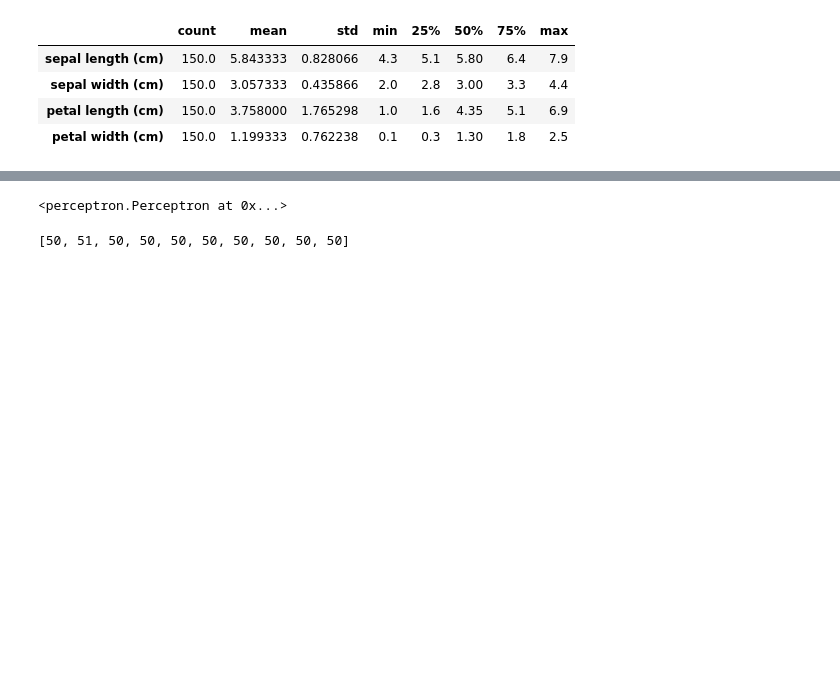
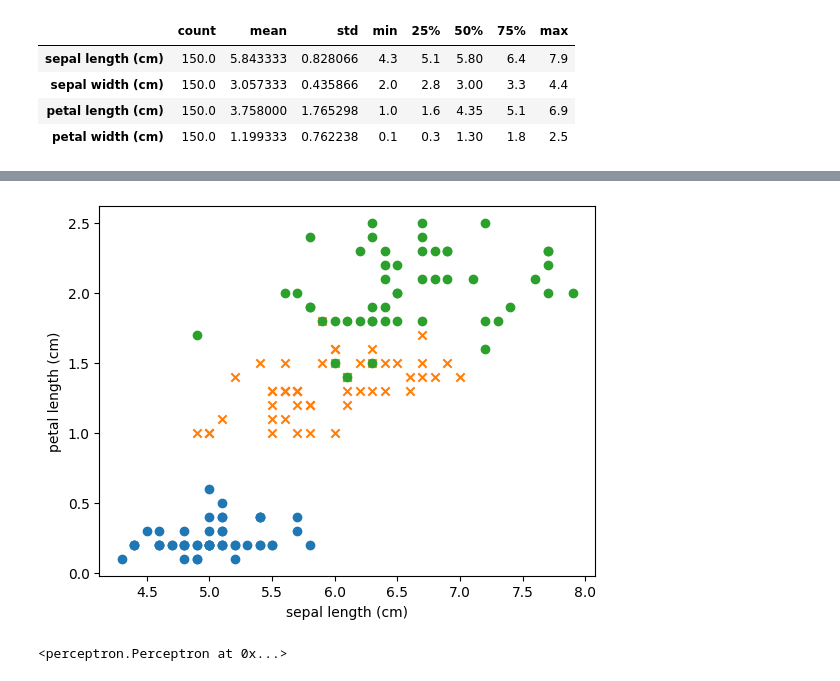
Before and after one commit to Alexandertsvet/Machine-Learning, a Jupyter notebook: models/perceptron.ipynb, the cells around one changed output, grey strips where cells are left out. Cells and saved outputs as stored; diff of their text form; code cells hidden in the pictures; blank space fills up the shorter version.

```diff
--- a/models/perceptron.ipynb
+++ b/models/perceptron.ipynb
@@ -99,3 +118,12 @@ plt.show();
+# %%
+plt.scatter(X[:50]['sepal length (cm)'].values,X[:50]['petal width (cm)'].values)
+plt.scatter(X[50:100]['sepal length (cm)'].values,X[50:100]['petal width (cm)'].values, marker='x')
+plt.scatter(X[100:150]['sepal length (cm)'].values,X[100:150]['petal width (cm)'].values, marker='o')
+plt.xlabel('sepal length (cm)')
+plt.ylabel('petal length (cm)')
+plt.show();
+# %% [output]
+[figure, added]
 # %%
 X = X[:100][['petal length (cm)','sepal width (cm)']].values
 y = y[:100]
@@ -104,7 +132,3 @@ model_perceptrom = Perceptron(eta=0.01, n_iter=10)
 model_perceptrom.fit(X,y)
 # %% [output]
 <perceptron.Perceptron at 0x...>
-# %%
-model_perceptrom.errors_
-# %% [output]
-[50, 51, 50, 50, 50, 50, 50, 50, 50, 50]
```
Also changed, not shown: parts of 7 cells of this notebook, 3 other files.
